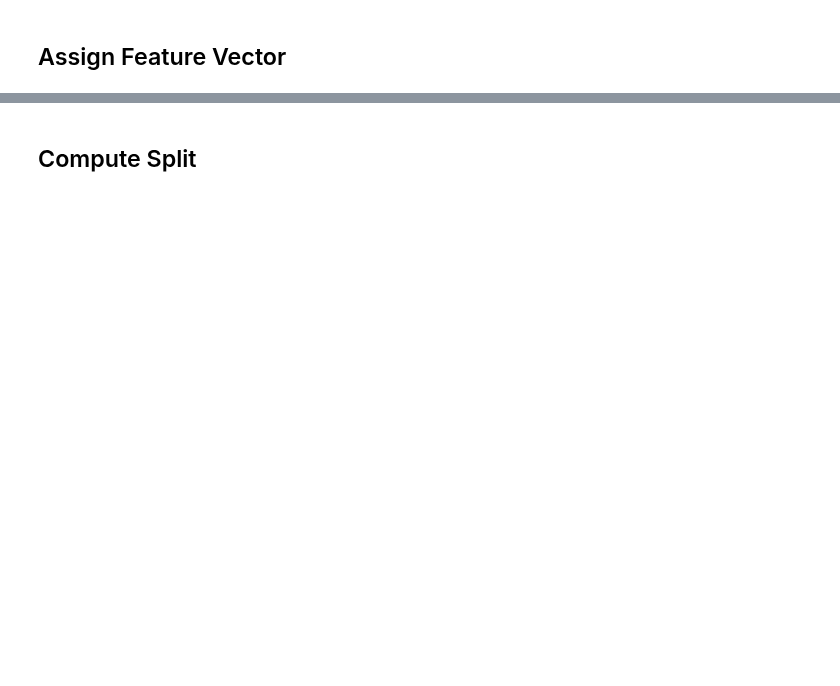
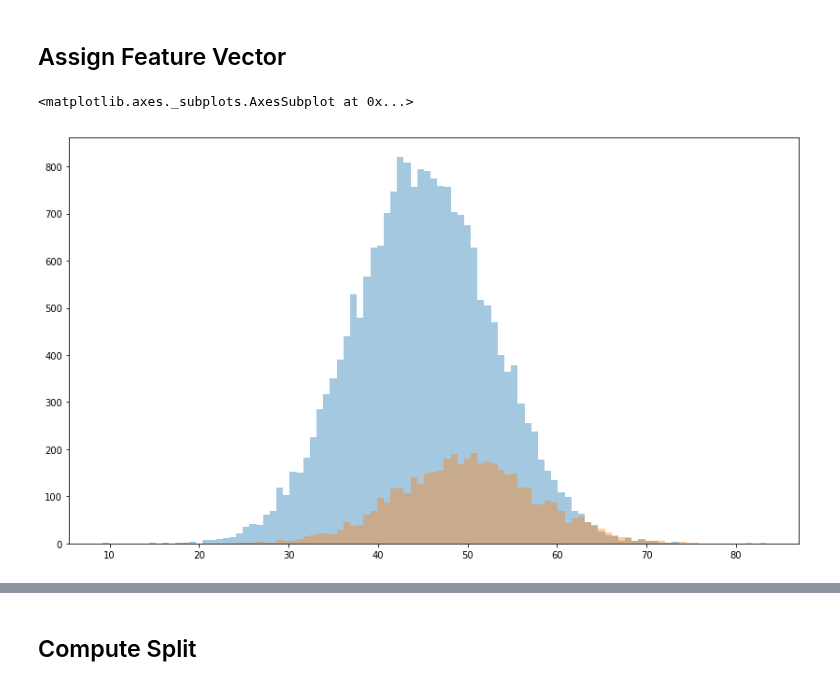
Before and after one commit to schulter/EMOGI, a Jupyter notebook: simulation/EMOGI_preprocessing_NetSim_modules.ipynb, the cells around one changed output, grey strips where cells are left out. Cells and saved outputs as stored; diff of their text form; code cells hidden in the pictures; blank space fills up the shorter version.

```diff
--- a/simulation/EMOGI_preprocessing_NetSim_modules.ipynb
+++ b/simulation/EMOGI_preprocessing_NetSim_modules.ipynb
@@ -104,6 +108,16 @@ features[all_motif_nodes] = np.random.normal(loc=pos_distr[0], scale=np.sqrt(pos
                                               size=(all_motif_nodes.shape[0], num_features))
 not_motif_mems = np.array([i for i in np.arange(num_nodes) if not i in all_motif_nodes])
 features[features < 0] = 0 # no negative gene expression
+# %%
+bins = np.linspace(features.min(), features.max(), 100)
+fig = plt.figure(figsize=(14, 8))
+sns.distplot(features[not_motif_mems].reshape(-1), bins=bins, label='Not in Graph Motifs',
+             kde=False)
+sns.distplot(features[all_motif_nodes].reshape(-1), bins=bins, label='Not in Graph Motifs',
+             kde=False)
+# %% [output]
+<matplotlib.axes._subplots.AxesSubplot at 0x...>
+[figure, added]
 # %%
 fig = plt.figure(figsize=(14, 8))
 bins = np.linspace(features.min(), features.max(), 100)
```
Also changed, not shown: parts of 15 cells of this notebook.
